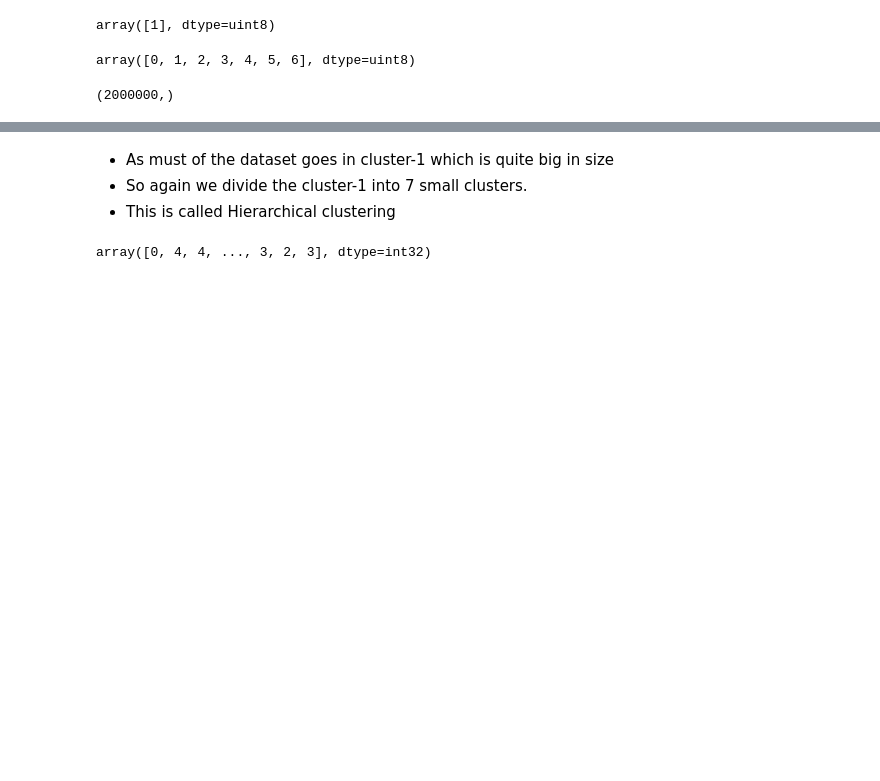
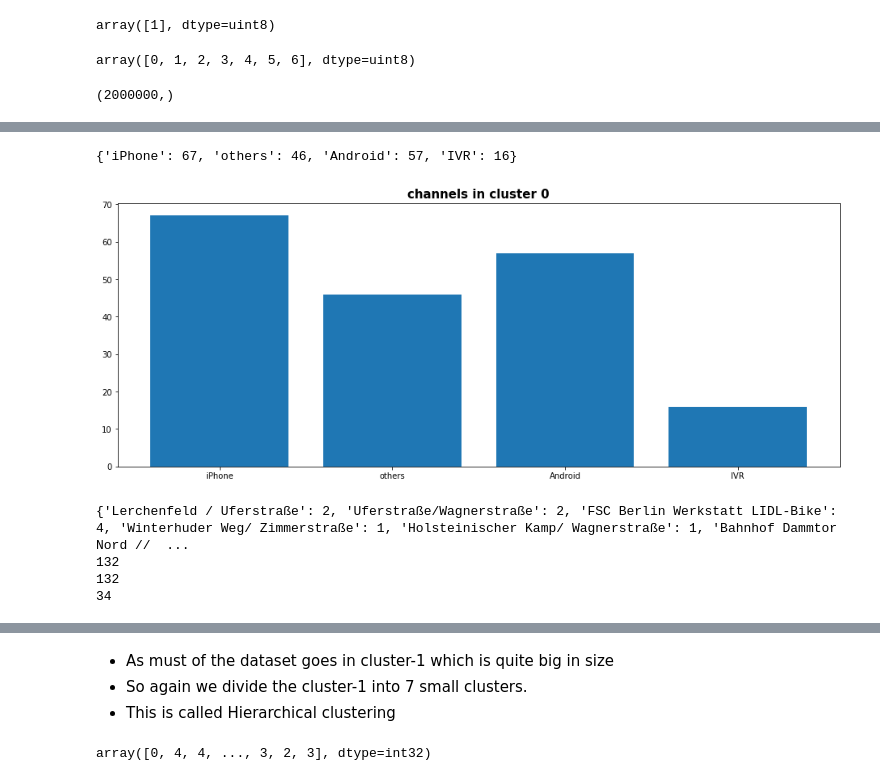
Before and after one commit to chinmaydas96/Bike_sharing, a Jupyter notebook: clustering_kproto.ipynb, the cells around one changed output, grey strips where cells are left out. Drawn from its saved outputs; the diff is of its cells as text; code cells hidden in the pictures; blank space fills up the shorter version.

```diff
--- a/clustering_kproto.ipynb
+++ b/clustering_kproto.ipynb
@@ -224,0 +341,43 @@ dtype: int64
+# %%
+channel_dict = {}
+channels, channel_count = [],[]
+for channel in CHANNEL:
+    channel_dict[channel] = len(cluster0[cluster0['TECHNICAL_INCOME_CHANNEL']==channel])
+    channels.append(channel)
+    channel_count.append(channel_dict[channel])
+print(channel_dict)
+# %% [output]
+{'iPhone': 67, 'others': 46, 'Android': 57, 'IVR': 16}
+# %%
+x_plot = np.arange(len(channels))
+plt.figure(figsize=(16,6))
+plt.title('channels in cluster 0', fontsize=15, fontweight='bold')
+p = plt.bar(x_plot+1, channel_count)
+plt.xticks(x_plot+1, channels, rotation = 'horizontal')
+plt.show()
+# %% [output]
+[figure, added]
+# %%
+SZONE = cluster0.START_RENTAL_ZONE.unique()
+szone_dict = {}
+szones, szone_count = [],[]
+for szone in SZONE:
+    szone_dict[szone] = len(cluster0[cluster0['START_RENTAL_ZONE']==szone])
+    szones.append(szone)
+    szone_count.append(szone_dict[szone])
+print(szone_dict)
+
+print(len(szone_dict))
+print(len(szones))
+
+for key in list(szone_dict.keys()):  ## creates a list of all keys
+    if szone_dict[key] == 1:
+        szones.remove(key)
+        szone_count.remove(1)
+        del szone_dict[key]
+print(len(szones))
+# %% [output]
+{'Lerchenfeld / Uferstraße': 2, 'Uferstraße/Wagnerstraße': 2, 'FSC Berlin Werkstatt LIDL-Bike': 4, 'Winterhuder Weg/ Zimmerstraße': 1, 'Holsteinischer Kamp/ Wagnerstraße': 1, 'Bahnhof Dammtor Nord //  ...
+132
+132
+34
```
Also changed, not shown: parts of 94 cells of this notebook, 2 other files.
